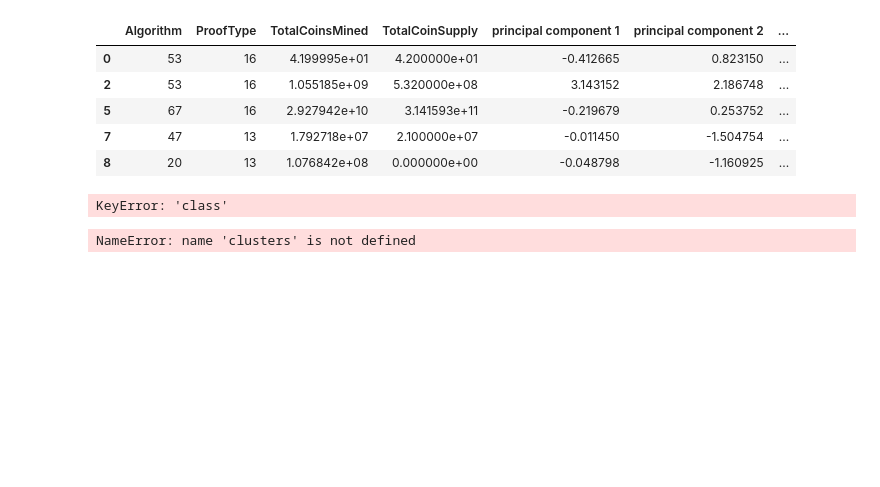
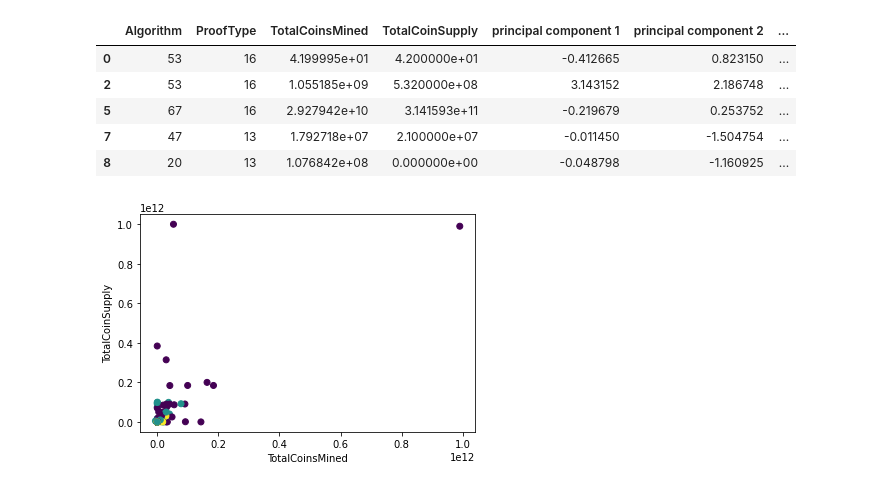
Before and after one commit to HarshitaRahul/cryptocurrencyclusters, a Jupyter notebook: crypto.ipynb, the cells around one changed output. Drawn from its saved outputs; the diff is of its cells as text; code cells hidden in the pictures; blank space fills up the shorter version.

```diff
--- a/crypto.ipynb
+++ b/crypto.ipynb
@@ -303,13 +302,9 @@ clustered_df.head()
 | 8 | 20 | 13 | 1.076842e+08 | 0.000000e+00 | -0.048798 | -1.160925 | ... |
 # %%
 #Plot the scatter with x="TotalCoinsMined" and y="TotalCoinSupply"
-plt.scatter(clustered_df['TotalCoinsMined'], clustered_df['TotalCoinSupply'], c=clustered_df['class'])
+plt.scatter(clustered_df['TotalCoinsMined'], clustered_df['TotalCoinSupply'], c=clustered_df['Class'])
 plt.xlabel('TotalCoinsMined')
 plt.ylabel('TotalCoinSupply')
 plt.show()
 # %% [output]
-KeyError: 'class'
+[figure, added]
-# %%
-show_clusters(clusters)
-# %% [output]
-NameError: name 'clusters' is not defined
```
Also changed, not shown: parts of 1 cell of this notebook, 1 other file.
